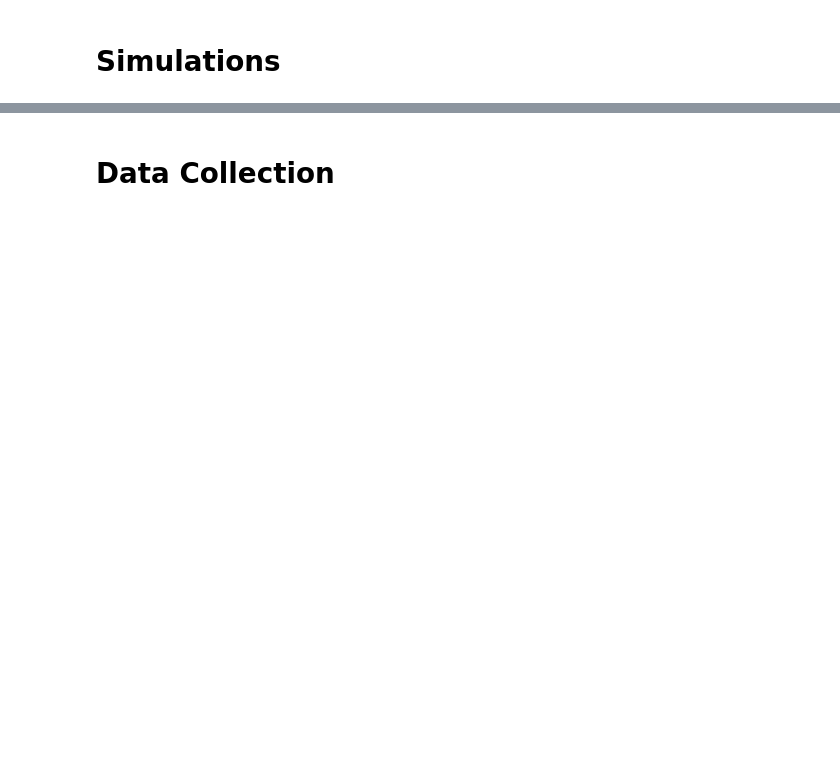
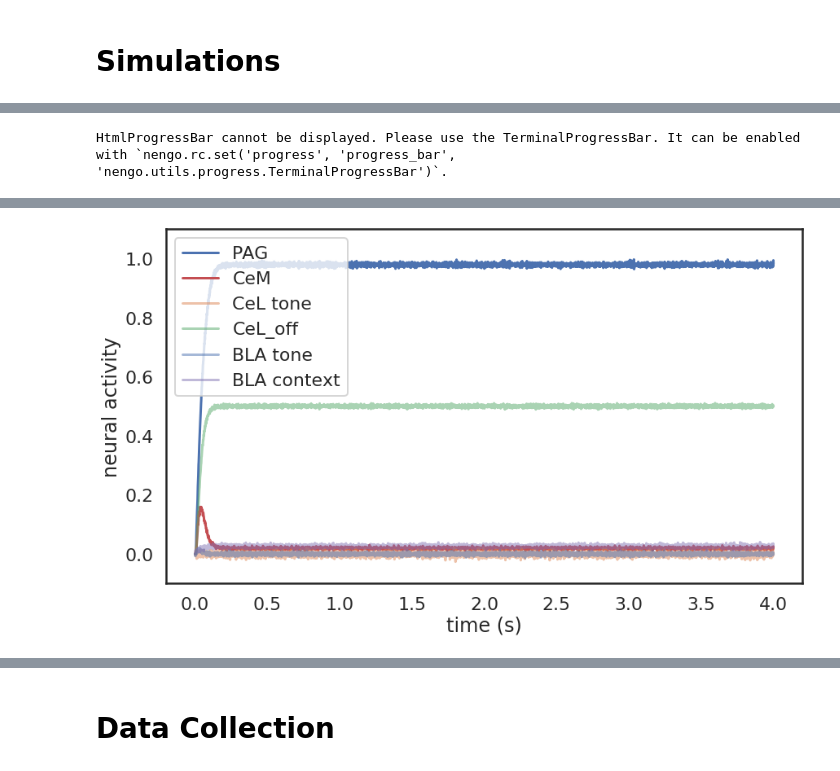
Before and after one commit to psipeter/anatomical_amygdala, a Jupyter notebook: amygdala.ipynb, the cells around one changed output, grey strips where cells are left out. Drawn from its saved outputs; the diff is of its cells as text; code cells hidden in the pictures; blank space fills up the shorter version.

```diff
--- a/amygdala.ipynb
+++ b/amygdala.ipynb
@@ -1081,0 +254,36 @@ HtmlProgressBar cannot be displayed. Please use the TerminalProgressBar. It can
+# %%
+def pre_control(seed=0, plot=True):
+
+    t_test = 4
+    d_thal_CeL = np.zeros((200, 1))
+    d_cortex_BLA = np.zeros((200, 1))
+    d_hippo_BLA = np.zeros((400, 1))
+    tone_func = lambda t: 0 if (0<t<2) else 1
+    shock_func = lambda t: 0
+    context_func = lambda t: [0, 1] if (0<t<1 or 2<t<3) else [1, 0]
+
+    data = go(t_test, d_thal_CeL, d_cortex_BLA, d_hippo_BLA, tone_func, shock_func, context_func,
+        seed=seed, learning=False)
+
+    if plot:
+        fig, ax = plt.subplots(figsize=(14, 8))
+        ax.plot(data['times'], data['PAG'], label='PAG', color=palette[0])
+        ax.plot(data['times'], data['CeM'], label='CeM', color=palette[3])
+        ax.plot(data['times'], data['CeL'][:,0], label='CeL tone', alpha=0.5, color=palette[1])
+        ax.plot(data['times'], data['CeL_off'], label='CeL_off', alpha=0.5, color=palette[2])
+        ax.plot(data['times'], data['BLA'][:,0], label='BLA tone', alpha=0.5, color=palette[0])
+        ax.plot(data['times'], data['BLA'][:,2], label='BLA context', alpha=0.5, color=palette[4])
+        ax.set(xlabel='time (s)', ylabel='neural activity', ylim=((-0.1, 1.1)))
+        ax.legend()
+        plt.savefig('plots/pre_control.svg')
+        plt.show()
+
+    neither = np.average(data['PAG'][250:750])
+    context = np.average(data['PAG'][1250:1750])
+    tone = np.average(data['PAG'][2250:2750])
+    both = np.average(data['PAG'][3250:3750])
+    return neither, context, tone, both
+# %%
+A = pre_control()
+# %% [output]
+HtmlProgressBar cannot be displayed. Please use the TerminalProgressBar. It can be enabled with `nengo.rc.set('progress', 'progress_bar', 'nengo.utils.progress.TerminalProgressBar')`.
@@ -1081,0 +291 @@ HtmlProgressBar cannot be displayed. Please use the TerminalProgressBar. It can
+[figure, added]
```
Also changed, not shown: parts of 94 cells of this notebook, 3 other files.
